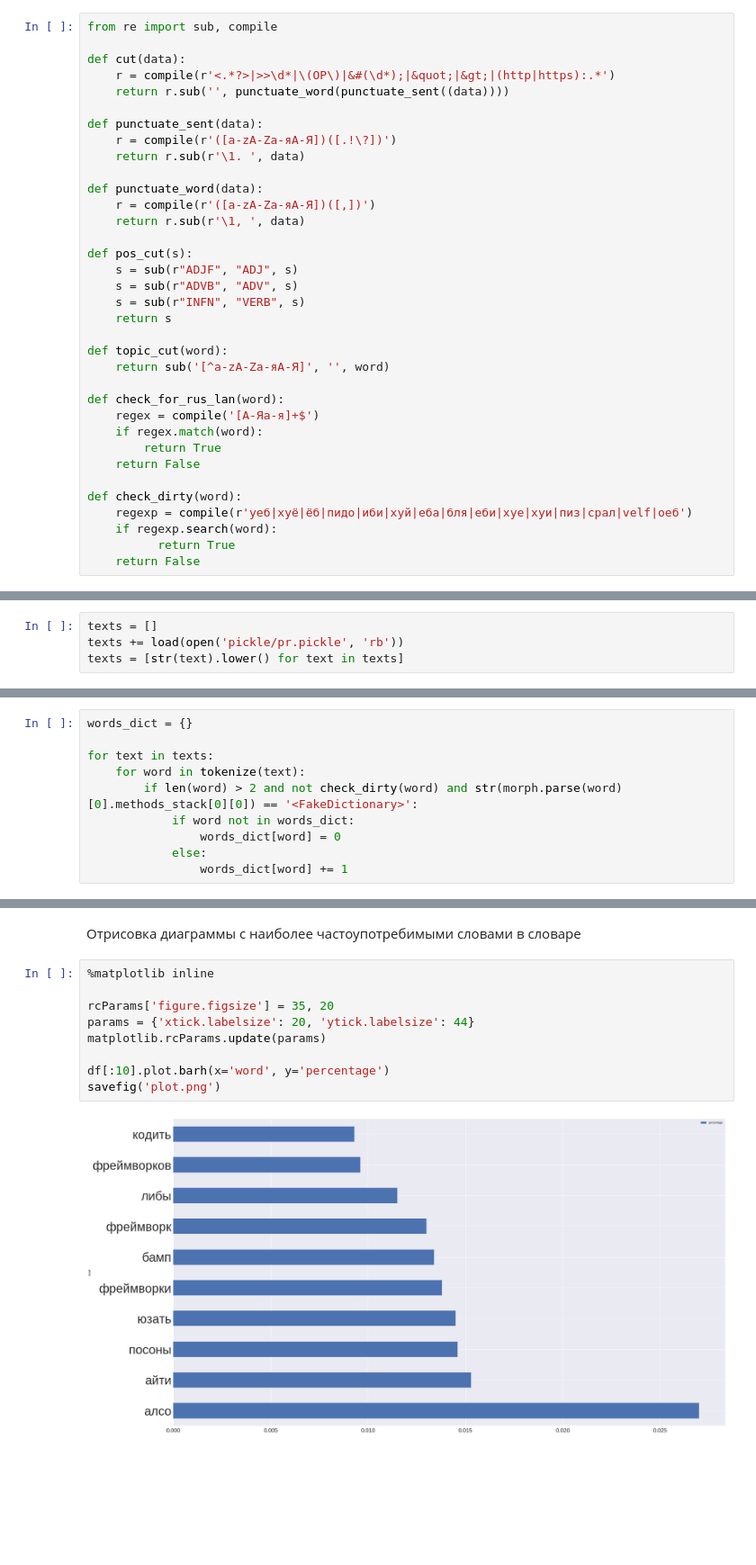
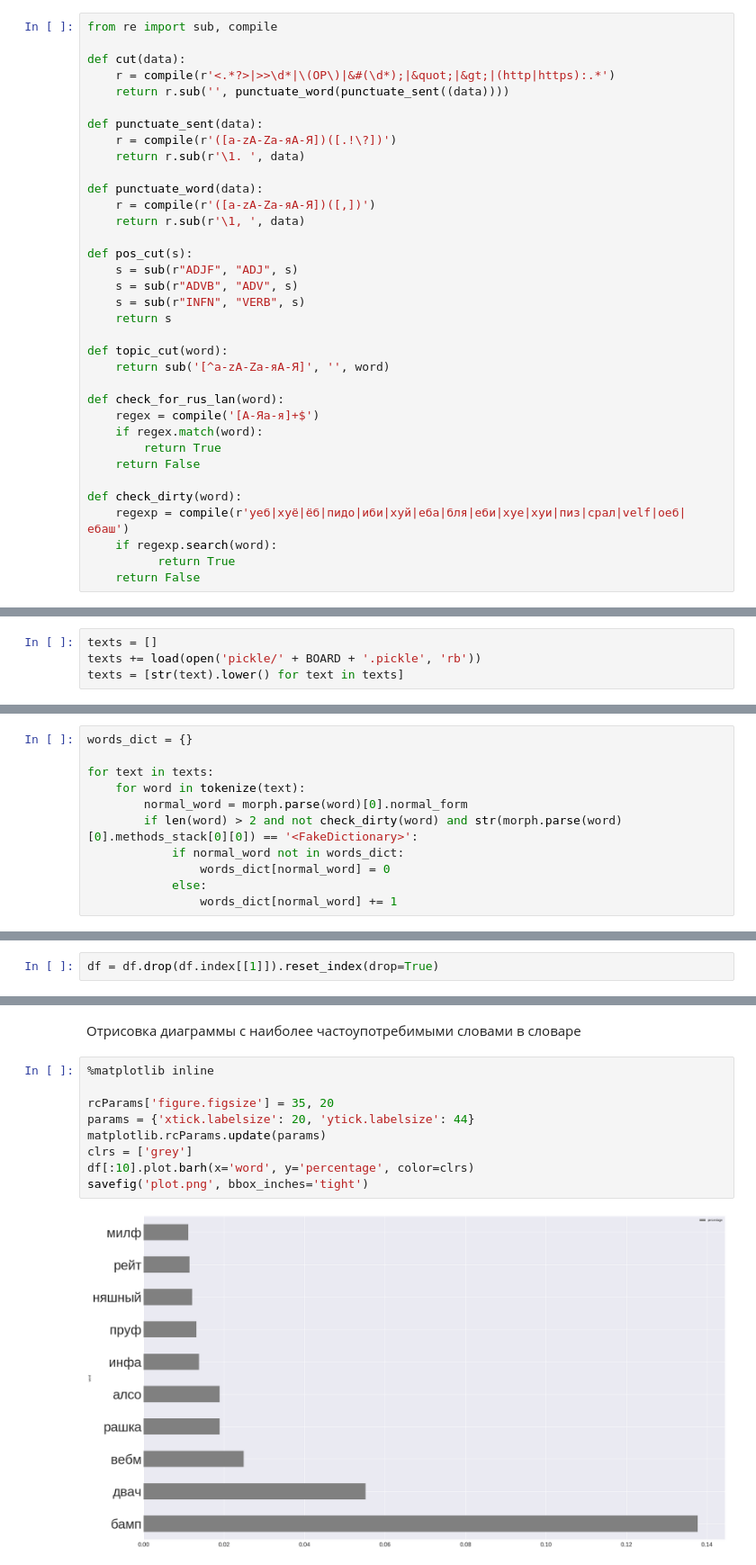
Before and after one commit to bakarov/2ch2vec, a Jupyter notebook: 2ch_statistics.ipynb, the cells around one changed output, grey strips where cells are left out. Shown at 90% size. Cells and saved outputs as stored; diff of their text form; blank space fills up the shorter version.

```diff
--- a/2ch_statistics.ipynb
+++ b/2ch_statistics.ipynb
@@ -51,7 +59,7 @@ def check_for_rus_lan(word):
     return False
 
 def check_dirty(word):
-    regexp = compile(r'уеб|хуё|ёб|пидо|иби|хуй|еба|бля|еби|хуе|хуи|пиз|срал|velf|оеб')
+    regexp = compile(r'уеб|хуё|ёб|пидо|иби|хуй|еба|бля|еби|хуе|хуи|пиз|срал|velf|оеб|ебаш')
     if regexp.search(word):
           return True
     return False
@@ -79,7 +87,7 @@ savefig('pr_graph.png')
 Загрузка коллекции текстовых сообщений
 # %%
 texts = []
-texts += load(open('pickle/pr.pickle', 'rb'))
+texts += load(open('pickle/' + BOARD + '.pickle', 'rb'))
 texts = [str(text).lower() for text in texts]
 # %% [markdown]
 Формирование словаря из коллекции
@@ -88,11 +96,12 @@ words_dict = {}
 
 for text in texts:
     for word in tokenize(text):
+        normal_word = morph.parse(word)[0].normal_form
         if len(word) > 2 and not check_dirty(word) and str(morph.parse(word)[0].methods_stack[0][0]) == '<FakeDictionary>':
-            if word not in words_dict:
-                words_dict[word] = 0
+            if normal_word not in words_dict:
+                words_dict[normal_word] = 0
             else:
-                words_dict[word] += 1
+                words_dict[normal_word] += 1
 # %% [markdown]
 Определение числа слов в коллекции
 # %%
@@ -108,3 +117,5 @@ percentage = []
 for i in df.frequency:
     percentage.append(round(i/words_amount*100,4))
 df['percentage'] = Series(percentage, index=df.index)
+# %%
+df = df.drop(df.index[[1]]).reset_index(drop=True)
@@ -113,11 +126,11 @@ df['percentage'] = Series(percentage, index=df.index)
 # %%
 %matplotlib inline
 
 rcParams['figure.figsize'] = 35, 20
 params = {'xtick.labelsize': 20, 'ytick.labelsize': 44}
 matplotlib.rcParams.update(params)
-
-df[:10].plot.barh(x='word', y='percentage')
-savefig('plot.png')
+clrs = ['grey']
+df[:10].plot.barh(x='word', y='percentage', color=clrs)
+savefig('plot.png', bbox_inches='tight')
 # %% [output]
-[figure, old version]
+[figure, new version]
```
Also changed, not shown: parts of 7 cells of this notebook.
